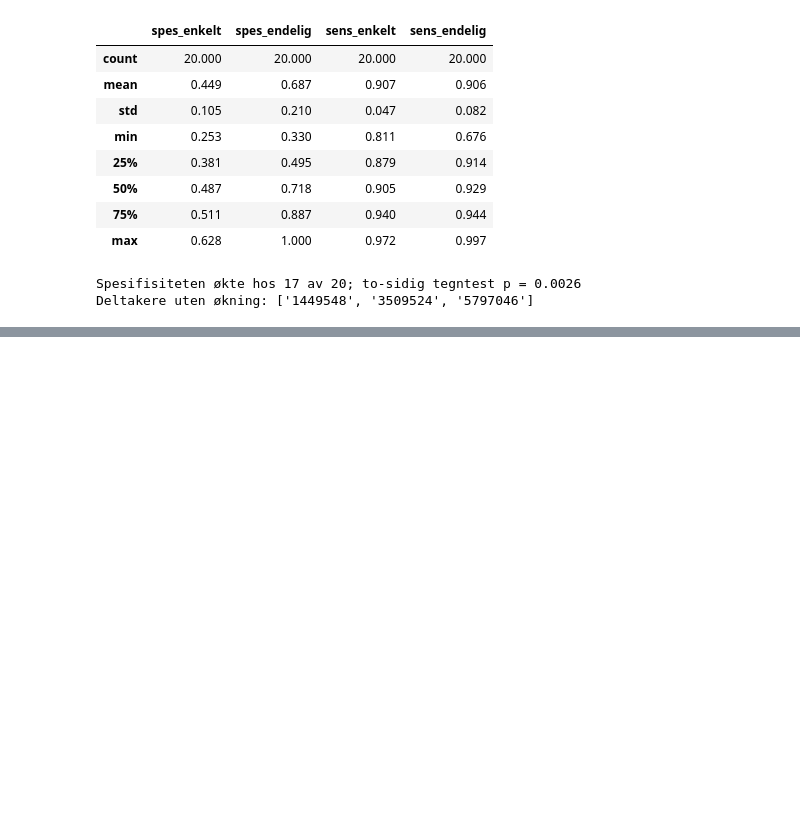
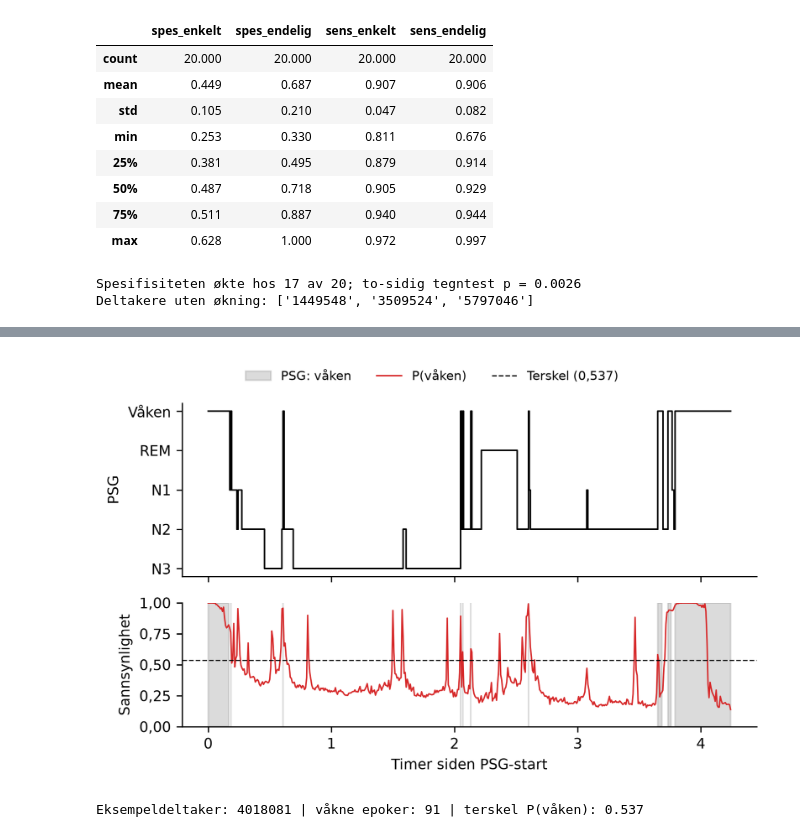
Before and after one commit to LaCodeNor/IT6119, a Jupyter notebook: final_project_laho.ipynb, the cells around one changed output, grey strips where cells are left out. Drawn from its saved outputs; the diff is of its cells as text; code cells hidden in the pictures; blank space fills up the shorter version.

Commit message:
feat(evaluation): evaluate final model on held-out test subjects

```diff
--- a/final_project_laho.ipynb
+++ b/final_project_laho.ipynb
@@ -898,0 +961,48 @@ Deltakere uten økning: ['1449548', '3509524', '5797046']
+# %%
+# Deltaker valgt etter fast regel: midten av fordelingen av antall våkne epoker
+nw = pd.Series(yt == 0).groupby(gt).sum().sort_values()
+sid = nw.index[len(nw) // 2]
+m = (gt == sid)
+ex = Xte3[m]
+
+hrs = ex['epoch'].values * EPOCH_SEC / 3600
+stage_y = ex['stage'].map({0: 4, 5: 3, 1: 2, 2: 1, 3: 0, 4: 0}).values   # stadium 4 vises som N3
+p_wake = 1 - p_te[m]
+t_wake = 1 - T_SENS90                                                    # terskel på P(våken)
+
+fig, (a1, a2) = plt.subplots(2, 1, figsize=(6, 3.8), dpi=300, sharex=True,
+                             gridspec_kw={'height_ratios': [1.4, 1]})
+
+# Øverst: PSG-hypnogram
+a1.step(hrs, stage_y, where='post', color='black', lw=1)
+a1.set_yticks([0, 1, 2, 3, 4])
+a1.set_yticklabels(['N3', 'N2', 'N1', 'REM', 'Våken'])
+a1.set_ylabel('PSG')
+
+# Nederst: modellens sannsynlighet for våken
+a2.fill_between(hrs, 0, 1, where=(ex['label'].values == 0), step='post', color='#999999',
+                alpha=0.35, transform=a2.get_xaxis_transform(), label='PSG: våken')
+a2.plot(hrs, p_wake, color='#d62728', lw=0.9, label='P(våken)')
+a2.axhline(t_wake, color='black', ls='--', lw=0.8,
+           label=f'Terskel ({t_wake:.3f})'.replace('.', ','))
+a2.set_ylim(0, 1)
+a2.set_yticks([0, 0.25, 0.5, 0.75, 1.0])
+a2.set_yticklabels(['0,00', '0,25', '0,50', '0,75', '1,00'])
+a2.set_ylabel('Sannsynlighet')
+a2.set_xlabel('Timer siden PSG-start')
+
+for a in (a1, a2):
+    for s in ('top', 'right'):
+        a.spines[s].set_visible(False)
+
+# Felles legende over figuren (overlapper ikke kurven)
+handles, labels = a2.get_legend_handles_labels()
+fig.legend(handles, labels, loc='upper center', ncol=3, frameon=False, fontsize=8,
+           bbox_to_anchor=(0.5, 1.0))
+fig.tight_layout(rect=[0, 0, 1, 0.93])
+fig.savefig('figures/figur3.png', bbox_inches='tight')
+plt.show()
+print('Eksempeldeltaker:', sid, '| våkne epoker:', int(nw[sid]), '| terskel P(våken):', round(t_wake, 3))
+# %% [output]
+[figure, added]
+Eksempeldeltaker: 4018081 | våkne epoker: 91 | terskel P(våken): 0.537
```
Also changed, not shown: parts of 3 cells of this notebook.
